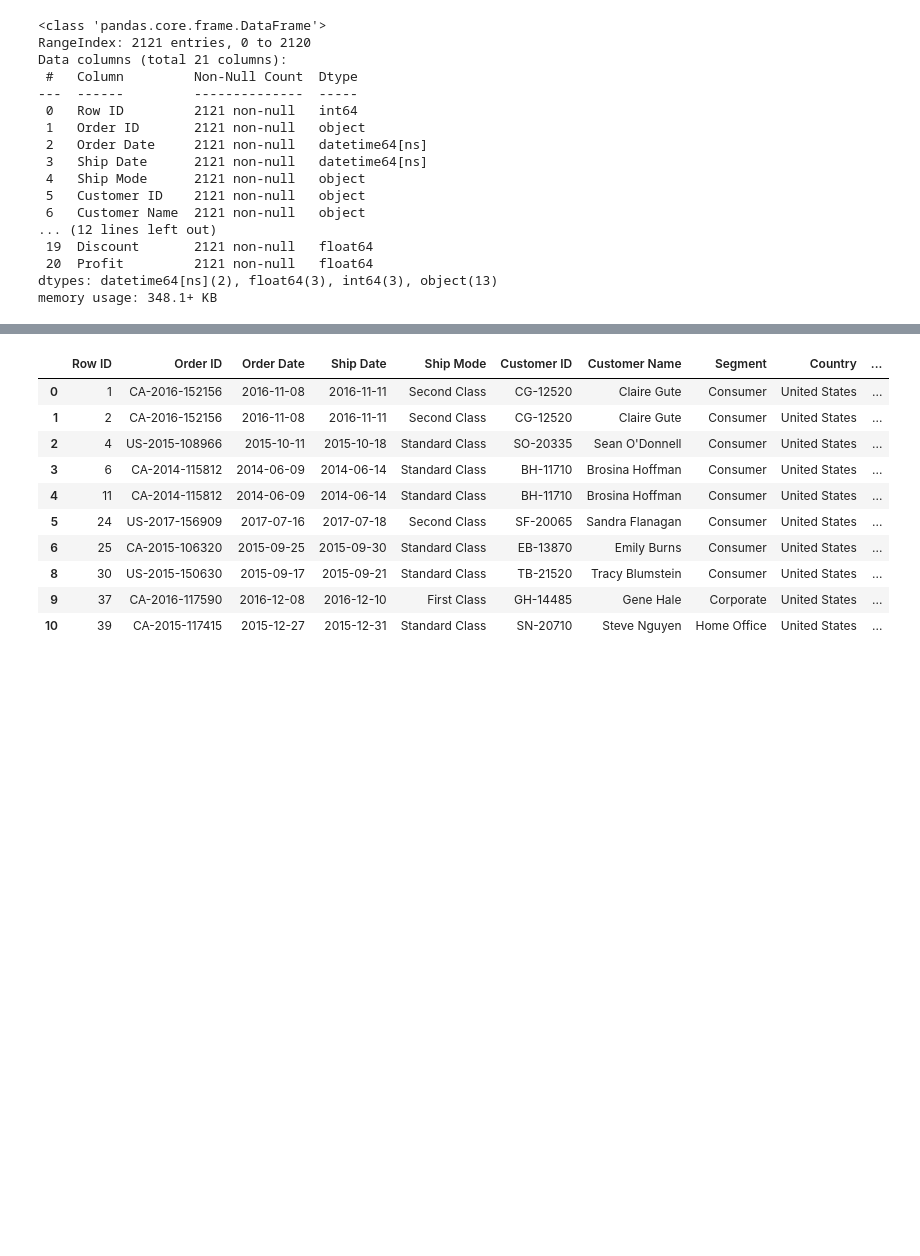
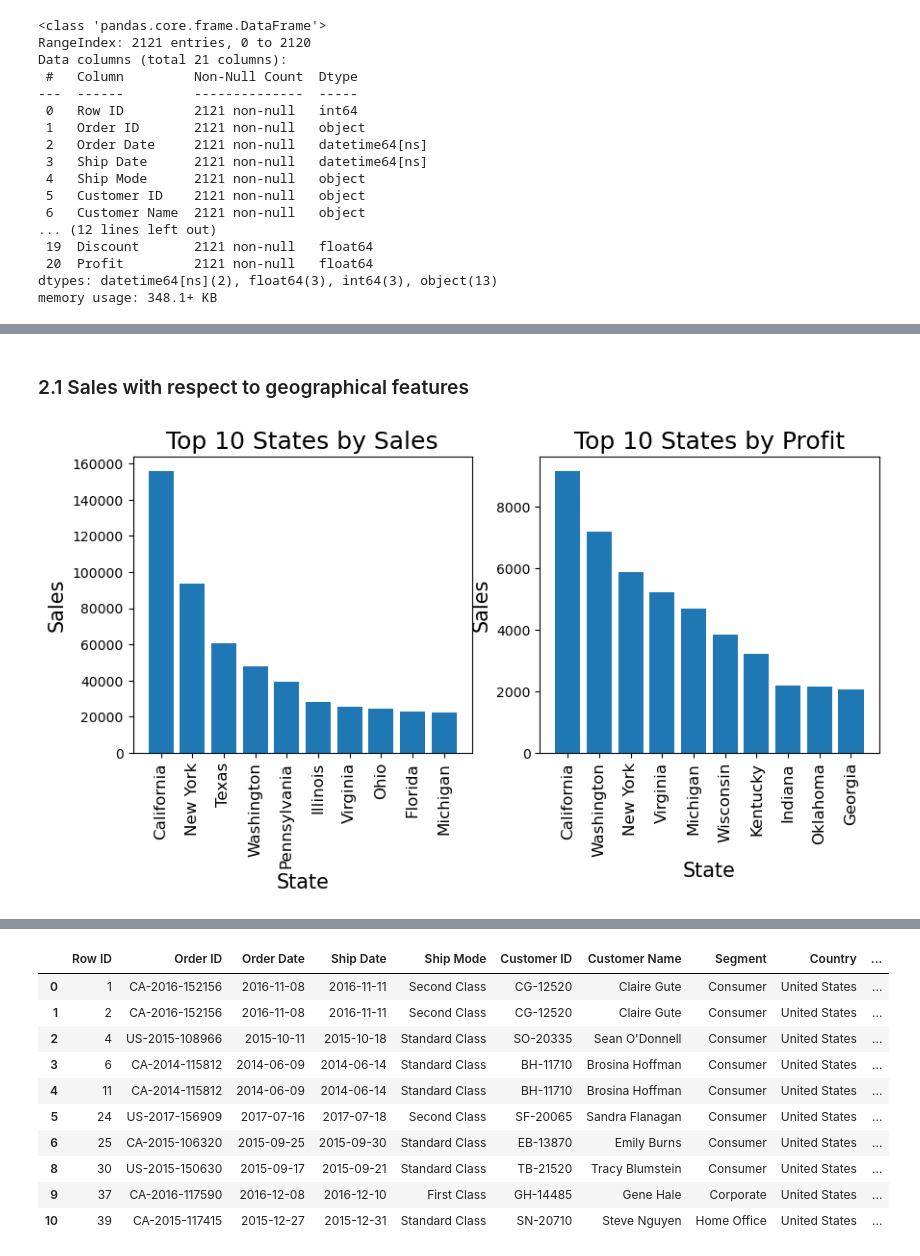
Before and after one commit to CandaceYMS/2024-Phase-2-data-science, a Jupyter notebook: data-science/1. Analysis and Preprocessing/part1-submission.ipynb, the cells around one changed output, grey strips where cells are left out. Drawn from its saved outputs; the diff is of its cells as text; code cells hidden in the pictures; blank space fills up the shorter version.

```diff
--- a/data-science/1. Analysis and Preprocessing/part1-submission.ipynb
+++ b/data-science/1. Analysis and Preprocessing/part1-submission.ipynb
@@ -255,9 +263,8 @@ plt.show()
 df["Order Date"] = pd.to_datetime(df["Order Date"])
 df["Ship Date"] = pd.to_datetime(df["Ship Date"])
 
-# furniture['Order Date'] = pd.to_datetime(furniture['Order Date'])
-#furniture.sort_values(by="Order Date", inplace=True)
 df.info()
+df.sort_values(by="Order Date", inplace=True)
 # %% [output]
 <class 'pandas.core.frame.DataFrame'>
 RangeIndex: 2121 entries, 0 to 2120
@@ -280,0 +324,30 @@ memory usage: 348.1+ KB
+# %% [markdown]
+### 2.1 Sales with respect to geographical features
+# %%
+# Which states are generating the highest revenue?
+
+fig, ax = plt.subplots(1, 2, figsize = (10,4))
+
+# Sort the State as per the sales, round to 2 decimal places and show the top 10 states.
+top_state1 = df.groupby(['State'])[['Sales', 'Quantity']].sum().sort_values('Sales',ascending = False).round(2).head(10)
+top_state2 = df.groupby(['State'])[['Sales', 'Quantity', 'Profit']].sum().sort_values('Profit',ascending = False).round(2).head(10)
+
+# Since we have used groupby, we will have to reset the index to add the state into dataframe
+top_state1.reset_index(inplace=True)
+top_state2.reset_index(inplace=True)
+
+ax[0].bar(top_state1["State"],top_state1["Sales"])
+ax[0].set_title("Top 10 States by Sales", fontsize=18)
+ax[0].set_xlabel("State",fontsize=15) # x axis shows the customers
+ax[0].set_ylabel("Sales",fontsize=15) # y axis shows the Revenue
+ax[0].set_xticklabels(top_state1["State"],fontsize=12, rotation=90)
+
+ax[1].bar(top_state2["State"],top_state2["Profit"])
+ax[1].set_title("Top 10 States by Profit", fontsize=18)
+ax[1].set_xlabel("State",fontsize=15) # x axis shows the customers
+ax[1].set_ylabel("Sales",fontsize=15) # y axis shows the Revenue
+ax[1].set_xticklabels(top_state2["State"],fontsize=12, rotation=90)
+
+fig.show()
+# %% [output]
+[figure, added]
```
Also changed, not shown: parts of 22 cells of this notebook.
